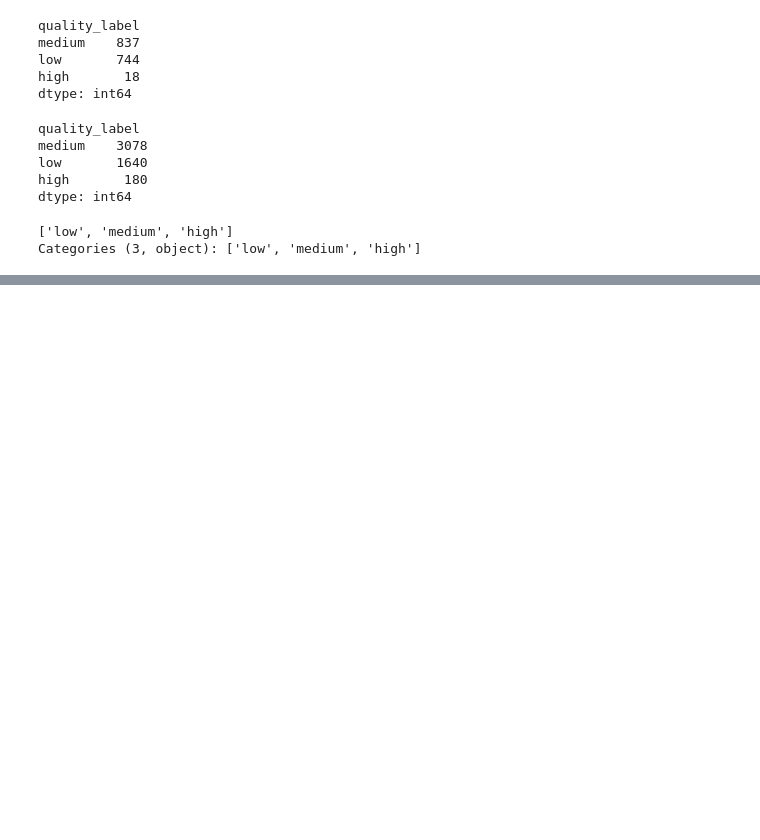
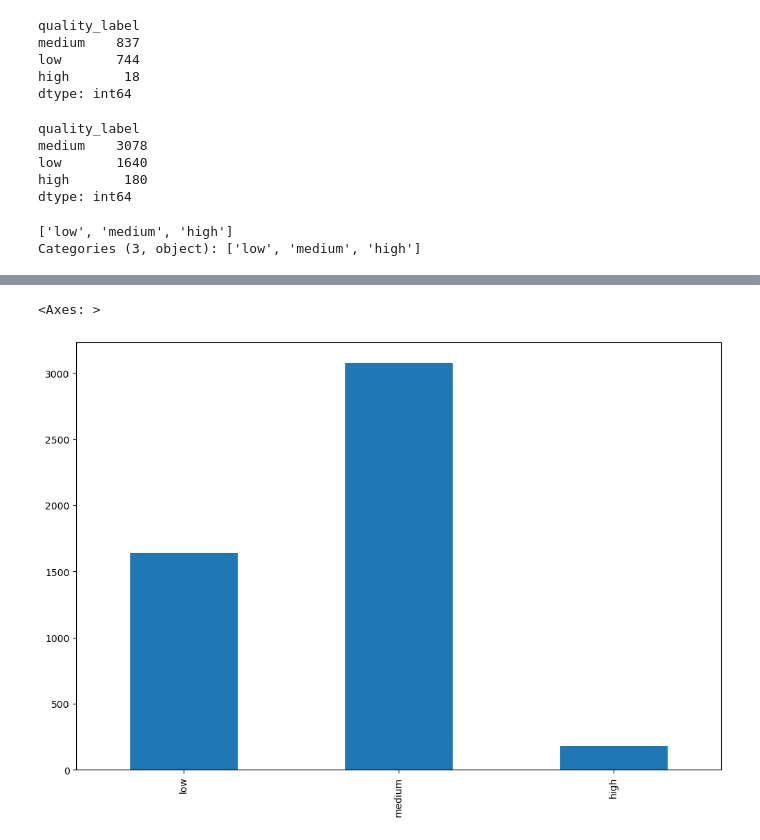
Before and after one commit to cdb8675309/Sprint-1-Nicer, a Jupyter notebook: P2_Sprint1_nicer.ipynb, the cells around one changed output, grey strips where cells are left out. Saved outputs shown, nothing was run; the diff lists cells and outputs as text; code cells hidden in the pictures; blank space fills up the shorter version.

```diff
--- a/P2_Sprint1_nicer.ipynb
+++ b/P2_Sprint1_nicer.ipynb
@@ -296,0 +317,5 @@ Categories (3, object): ['low', 'medium', 'high']
+# %%
+white_wine['quality_label'].value_counts().sort_index().plot.bar(figsize=(12,8))
+# %% [output]
+<Axes: >
+[figure, added]
```
Also changed, not shown: parts of 4 cells of this notebook.
